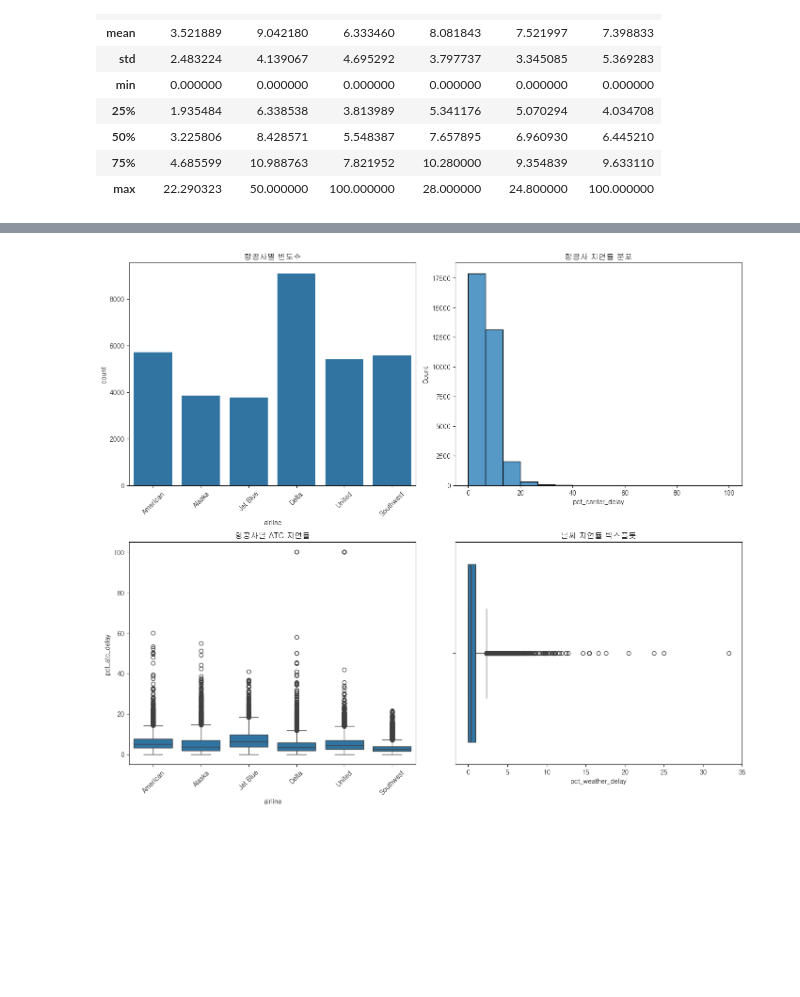
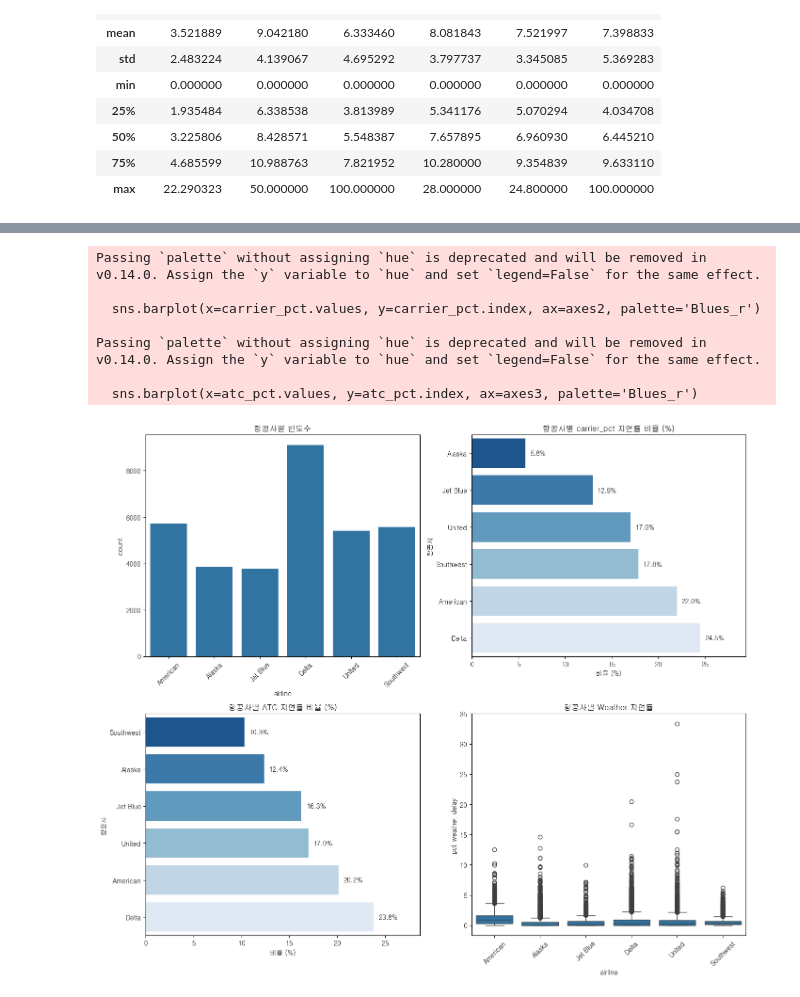
Before and after one commit to irisyshin/hipython_rep, a Jupyter notebook: 18_탐색적데이터분석.ipynb, the cells around one changed output, grey strips where cells are left out. Saved outputs shown, nothing was run; the diff lists cells and outputs as text; code cells hidden in the pictures; blank space fills up the shorter version.

```diff
--- a/18_탐색적데이터분석.ipynb
+++ b/18_탐색적데이터분석.ipynb
@@ -161,34 +197,63 @@ import matplotlib.pyplot as plt
 # %%
 # Setup figure with 3 plots
 fig = plt.figure(figsize=(14, 12))
 axes1 = fig.add_subplot(2,2,1)
 axes2 = fig.add_subplot(2,2,2)
 axes3 = fig.add_subplot(2,2,3)
 axes4 = fig.add_subplot(2,2,4)
 
-# 1. Bar plot: Frequency of each airline
+# 1. Bar chart: Frequency of each airline
 sns.countplot(ax=axes1, x='airline', data=df1)
 axes1.set_title('항공사별 빈도수')
 axes1.tick_params(axis='x', rotation=45)
 
-# 2. Histogram: pct_carrier_delay
-sns.histplot(ax=axes2, x='pct_carrier_delay', data=df1, bins=15)
-axes2.set_title('항공사 지연률 분포')
+# 2. Bar chart: airline % of total carrier delay
+carrier_sum = df1.groupby('airline')['pct_carrier_delay'].sum()
+carrier_pct = (carrier_sum / carrier_sum.sum()) * 100
+carrier_pct = carrier_pct.sort_values()  #ascending order
 
-# 3. box plot of each aitlines atc delay
-sns.boxplot(x='airline', y='pct_atc_delay', data=df, ax=axes3)
-axes3.set_title('항공사별 ATC 지연률')
-axes3.tick_params(axis='x', rotation=45)
+sns.barplot(x=carrier_pct.values, y=carrier_pct.index, ax=axes2, palette='Blues_r')
+axes2.set_title('항공사별 carrier_pct 지연률 비율 (%)')
+axes2.set_xlabel('비율 (%)')
+axes2.set_ylabel('항공사')
+axes2.set_xlim(0, carrier_pct.max() * 1.2)
 
-# 4. Boxplot: pct_weather_delay
-sns.boxplot(ax=axes4, x='pct_weather_delay', data=df1)
-axes4.set_title('날씨 지연률 박스플롯')
+# Add percentage labels next to bars
+for i, v in enumerate(carrier_pct.values):
+    axes2.text(v + 0.5, i, f"{v:.1f}%", va='center')
+
+# 3. Bar chart: airline % of total ATC delay
+atc_sum = df.groupby('airline')['pct_atc_delay'].sum()
+atc_pct = (atc_sum / atc_sum.sum()) * 100
+atc_pct = atc_pct.sort_values()
+
+sns.barplot(x=atc_pct.values, y=atc_pct.index, ax=axes3, palette='Blues_r')
+axes3.set_title('항공사별 ATC 지연률 비율 (%)')
+axes3.set_xlabel('비율 (%)')
+axes3.set_ylabel('항공사')
+axes3.set_xlim(0, atc_pct.max() * 1.2)
+
+# 퍼센트 값 라벨 추가
+for i, v in enumerate(atc_pct.values):
+    axes3.text(v + 0.5, i, f"{v:.1f}%", va='center')
+
+# 4. Boxplot of each aitlines pct_weather_delay
+sns.boxplot(x='airline', y='pct_weather_delay', data=df, ax=axes4)
+axes4.set_title('항공사별 Weather 지연률')
+axes4.tick_params(axis='x', rotation=45)
 
 # Layout fix
 plt.tight_layout()
 plt.show()
 # %% [output]
+Passing `palette` without assigning `hue` is deprecated and will be removed in v0.14.0. Assign the `y` variable to `hue` and set `legend=False` for the same effect.
+
+  sns.barplot(x=carrier_pct.values, y=carrier_pct.index, ax=axes2, palette='Blues_r')
+
+Passing `palette` without assigning `hue` is deprecated and will be removed in v0.14.0. Assign the `y` variable to `hue` and set `legend=False` for the same effect.
+
+  sns.barplot(x=atc_pct.values, y=atc_pct.index, ax=axes3, palette='Blues_r')
-[figure, old version]
+[figure, new version]
 # %%
 # look at Delta's: pct_carrier_delay, pct_atc_delay, pct_weather_delay
 # 델타 항공의 데이터만 보기: carrier와 pct delay의 상관관계
```
Also changed, not shown: parts of 7 cells of this notebook.
